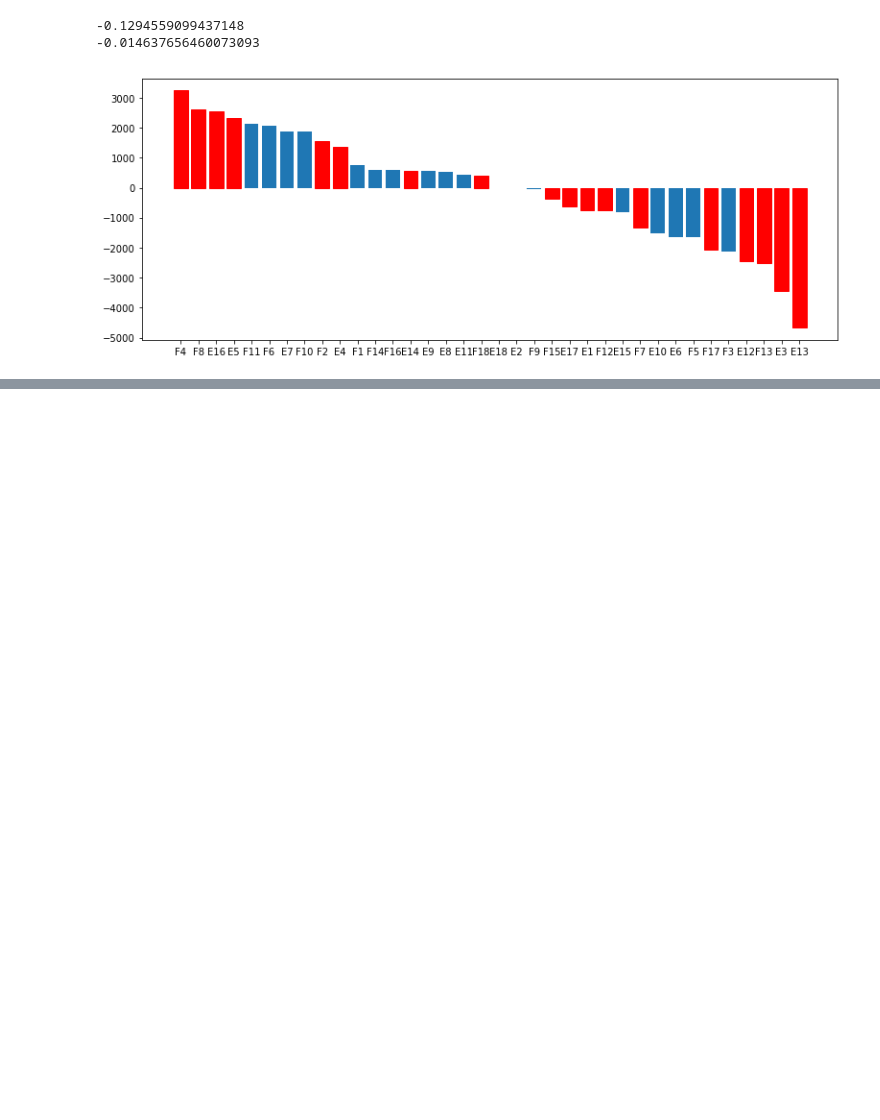
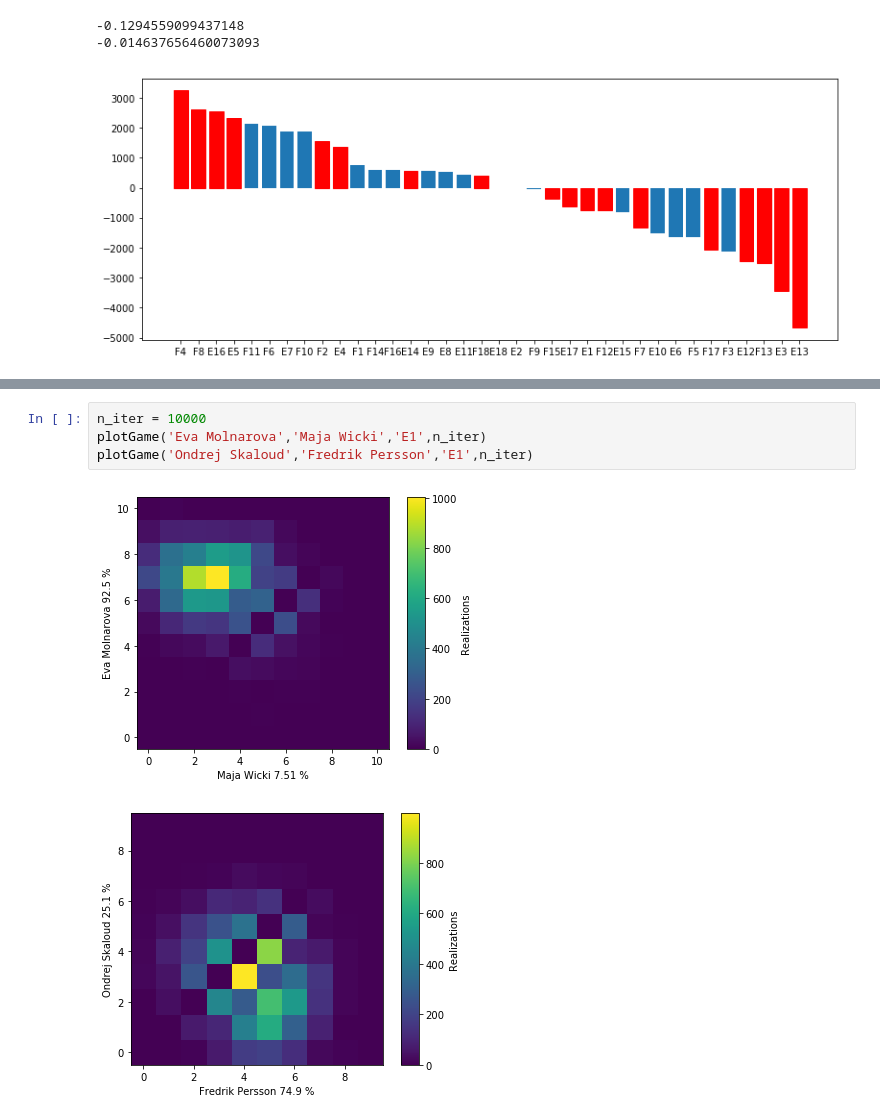
Before and after one commit to axarekma/WMC_2017_CUP, a Jupyter notebook: src/example.ipynb, the cells around one changed output, grey strips where cells are left out. Drawn from its saved outputs; the diff is of its cells as text; blank space fills up the shorter version.

```diff
--- a/src/example.ipynb
+++ b/src/example.ipynb
@@ -370,0 +699,7 @@ print(get_normalized_score(res_all,LANES_ALL))
+# %%
+n_iter = 10000
+plotGame('Eva Molnarova','Maja Wicki','E1',n_iter)
+plotGame('Ondrej Skaloud','Fredrik Persson','E1',n_iter)
+# %% [output]
+[figure, added]
+[figure, added]
```
Also changed, not shown: parts of 24 cells of this notebook, 23 other files.
